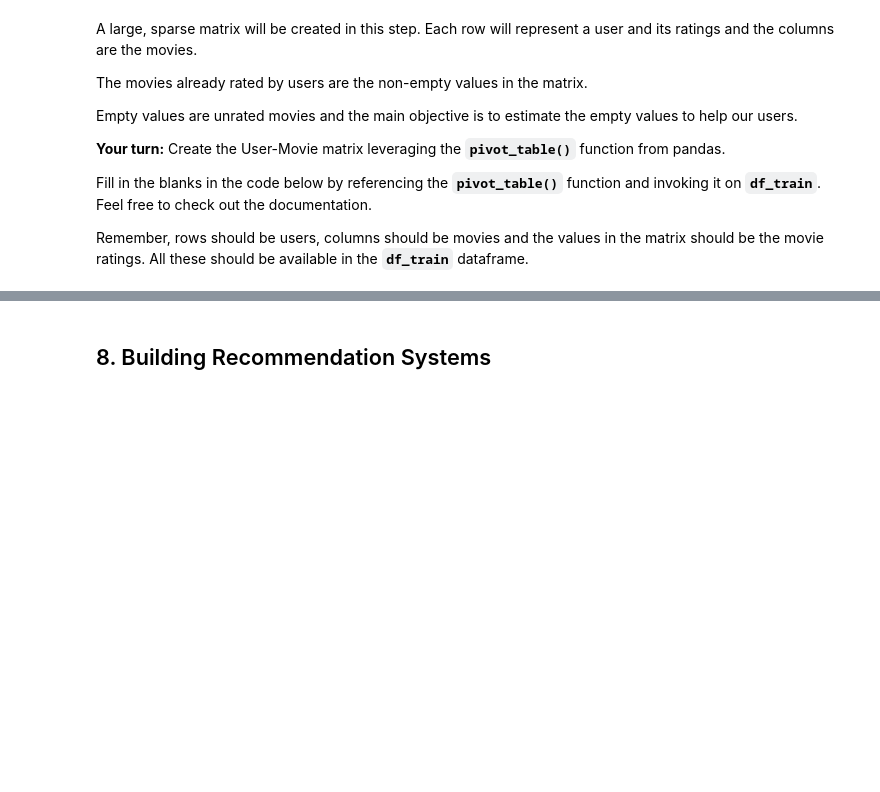
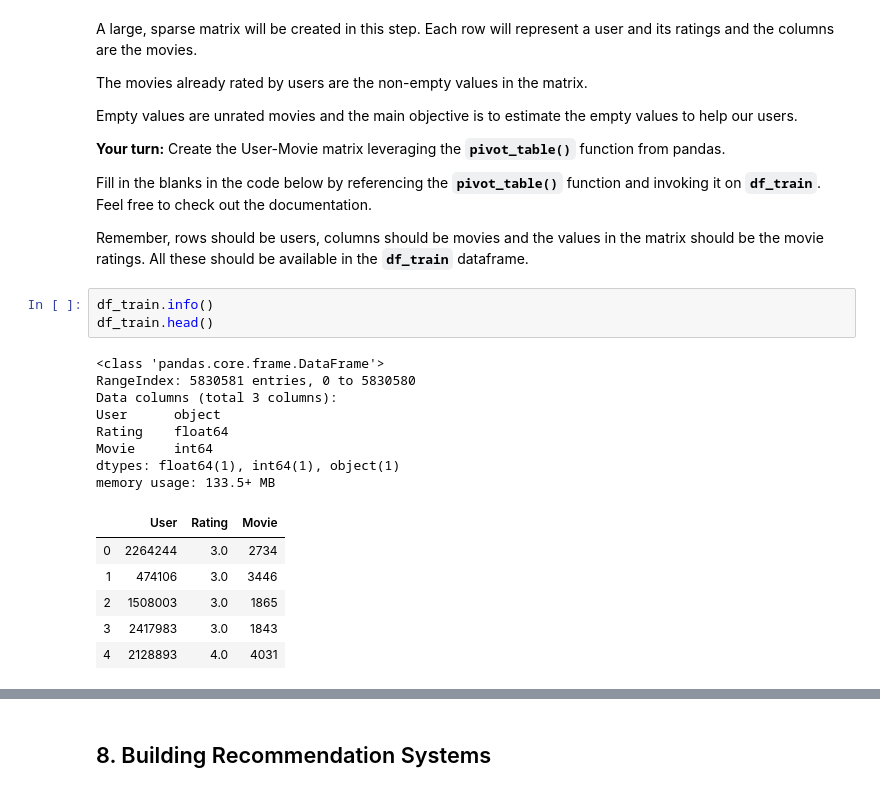
Before and after one commit to narek-g/mec-mini-projects, a Jupyter notebook: mec-17.4.1-recommendation-systems-mini-project/Mini_Project_Recommendation_Systems.ipynb, the cells around one changed output, grey strips where cells are left out. Drawn from its saved outputs; the diff is of its cells as text; blank space fills up the shorter version.

```diff
--- a/mec-17.4.1-recommendation-systems-mini-project/Mini_Project_Recommendation_Systems.ipynb
+++ b/mec-17.4.1-recommendation-systems-mini-project/Mini_Project_Recommendation_Systems.ipynb
@@ -327,5 +358,23 @@ __Your turn:__ Create the User-Movie matrix leveraging the __`pivot_table()`__ f
 Fill in the blanks in the code below by referencing the __`pivot_table()`__ function and invoking it on __`df_train`__. Feel free to check out the documentation.
 
 Remember, rows should be users, columns should be movies and the values in the matrix should be the movie ratings. All these should be available in the __`df_train`__ dataframe.
+# %%
+df_train.info()
+df_train.head()
+# %% [output]
+<class 'pandas.core.frame.DataFrame'>
+RangeIndex: 5830581 entries, 0 to 5830580
+Data columns (total 3 columns):
+User      object
+Rating    float64
+Movie     int64
+dtypes: float64(1), int64(1), object(1)
+memory usage: 133.5+ MB
+|  | User | Rating | Movie |
+| 0 | 2264244 | 3.0 | 2734 |
+| 1 | 474106 | 3.0 | 3446 |
+| 2 | 1508003 | 3.0 | 1865 |
+| 3 | 2417983 | 3.0 | 1843 |
+| 4 | 2128893 | 4.0 | 4031 |
 # %%
 # Create a user-movie matrix with empty values
```
Also changed, not shown: parts of 13 cells of this notebook.
